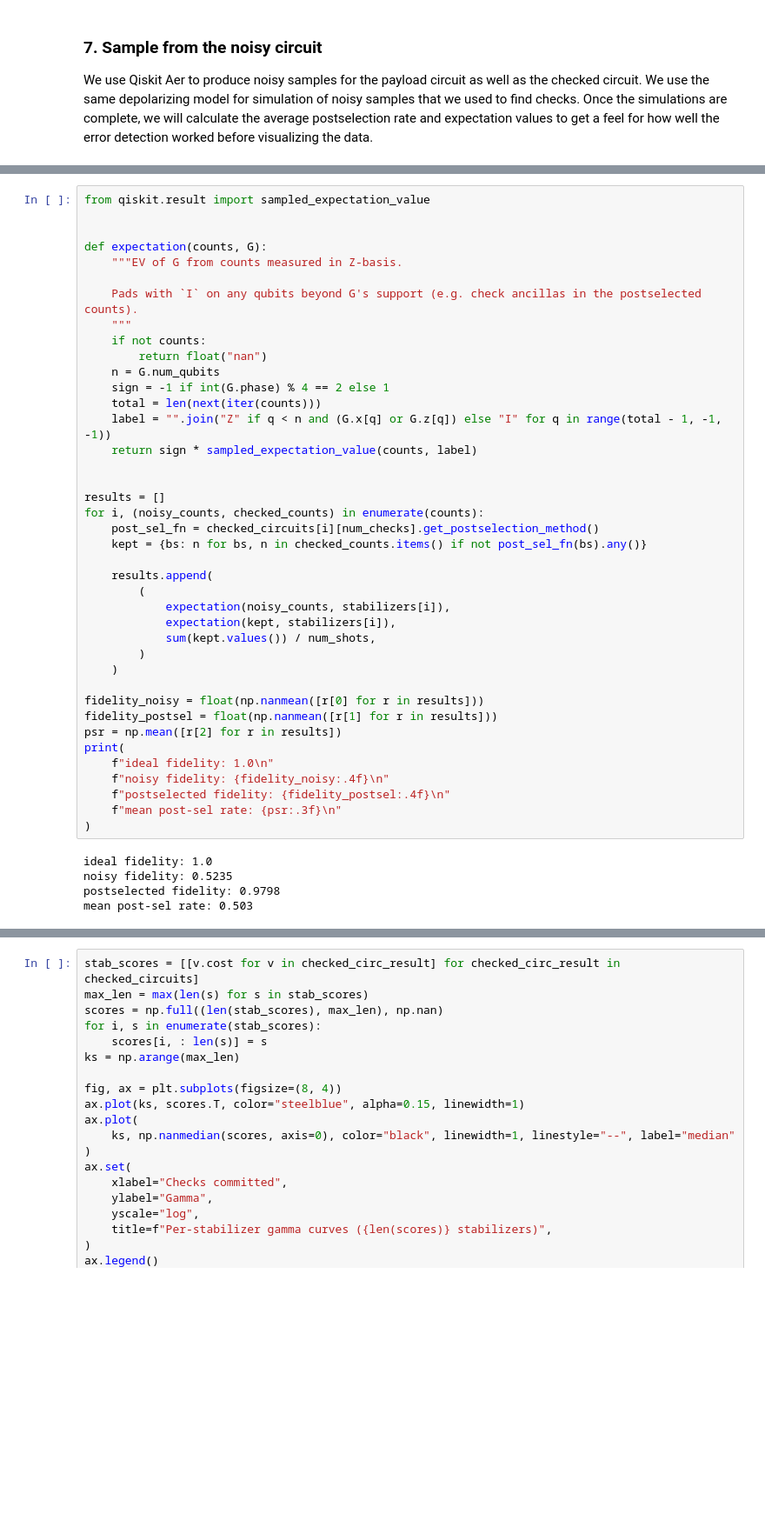
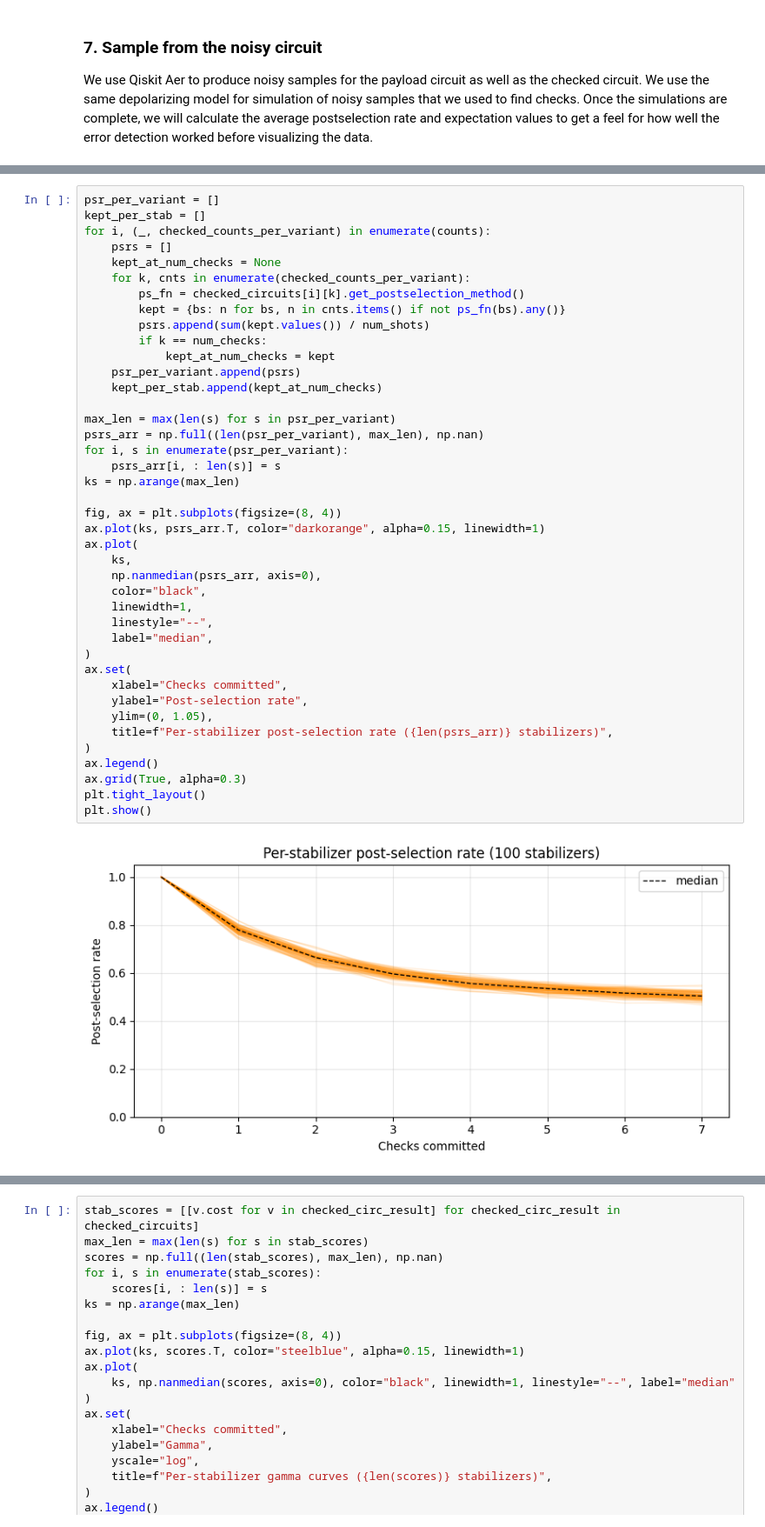
Before and after one commit to Qiskit/qiskit-paulice, a Jupyter notebook: docs/tutorials/01_low_overhead_error_detection_using_spacetime_codes.ipynb, the cells around one changed output, grey strips where cells are left out. Shown at 87% size. Cells and saved outputs as stored; diff of their text form; blank space fills up the shorter version.

```diff
--- a/docs/tutorials/01_low_overhead_error_detection_using_spacetime_codes.ipynb
+++ b/docs/tutorials/01_low_overhead_error_detection_using_spacetime_codes.ipynb
@@ -309,48 +313,46 @@ The ``CheckedCircuit`` instances output from ``add_pauli_checks`` provide a ``ge
 # %%
-from qiskit.result import sampled_expectation_value
+psr_per_variant = []
+kept_per_stab = []
+for i, (_, checked_counts_per_variant) in enumerate(counts):
+    psrs = []
+    kept_at_num_checks = None
+    for k, cnts in enumerate(checked_counts_per_variant):
+        ps_fn = checked_circuits[i][k].get_postselection_method()
+        kept = {bs: n for bs, n in cnts.items() if not ps_fn(bs).any()}
+        psrs.append(sum(kept.values()) / num_shots)
+        if k == num_checks:
+            kept_at_num_checks = kept
+    psr_per_variant.append(psrs)
+    kept_per_stab.append(kept_at_num_checks)
 
+max_len = max(len(s) for s in psr_per_variant)
+psrs_arr = np.full((len(psr_per_variant), max_len), np.nan)
+for i, s in enumerate(psr_per_variant):
+    psrs_arr[i, : len(s)] = s
+ks = np.arange(max_len)
 
-def expectation(counts, G):
-    """EV of G from counts measured in Z-basis.
-
-    Pads with `I` on any qubits beyond G's support (e.g. check ancillas in the postselected counts).
-    """
-    if not counts:
-        return float("nan")
-    n = G.num_qubits
-    sign = -1 if int(G.phase) % 4 == 2 else 1
-    total = len(next(iter(counts)))
-    label = "".join("Z" if q < n and (G.x[q] or G.z[q]) else "I" for q in range(total - 1, -1, -1))
-    return sign * sampled_expectation_value(counts, label)
-
-
-results = []
-for i, (noisy_counts, checked_counts) in enumerate(counts):
-    post_sel_fn = checked_circuits[i][num_checks].get_postselection_method()
-    kept = {bs: n for bs, n in checked_counts.items() if not post_sel_fn(bs).any()}
-
-    results.append(
-        (
-            expectation(noisy_counts, stabilizers[i]),
-            expectation(kept, stabilizers[i]),
-            sum(kept.values()) / num_shots,
-        )
-    )
-
-fidelity_noisy = float(np.nanmean([r[0] for r in results]))
-fidelity_postsel = float(np.nanmean([r[1] for r in results]))
-psr = np.mean([r[2] for r in results])
-print(
-    f"ideal fidelity: 1.0\n"
-    f"noisy fidelity: {fidelity_noisy:.4f}\n"
-    f"postselected fidelity: {fidelity_postsel:.4f}\n"
-    f"mean post-sel rate: {psr:.3f}\n"
+fig, ax = plt.subplots(figsize=(8, 4))
+ax.plot(ks, psrs_arr.T, color="darkorange", alpha=0.15, linewidth=1)
+ax.plot(
+    ks,
+    np.nanmedian(psrs_arr, axis=0),
+    color="black",
+    linewidth=1,
+    linestyle="--",
+    label="median",
 )
+ax.set(
+    xlabel="Checks committed",
+    ylabel="Post-selection rate",
+    ylim=(0, 1.05),
+    title=f"Per-stabilizer post-selection rate ({len(psrs_arr)} stabilizers)",
+)
+ax.legend()
+ax.grid(True, alpha=0.3)
+plt.tight_layout()
+plt.show()
 # %% [output]
-ideal fidelity: 1.0
-noisy fidelity: 0.5235
-postselected fidelity: 0.9798
-mean post-sel rate: 0.503
+[figure, added]
 # %% [markdown]
 ### 9. Compare fidelities of original and postselected noisy states
 
```
Also changed, not shown: parts of 11 cells of this notebook, 1 other file.
